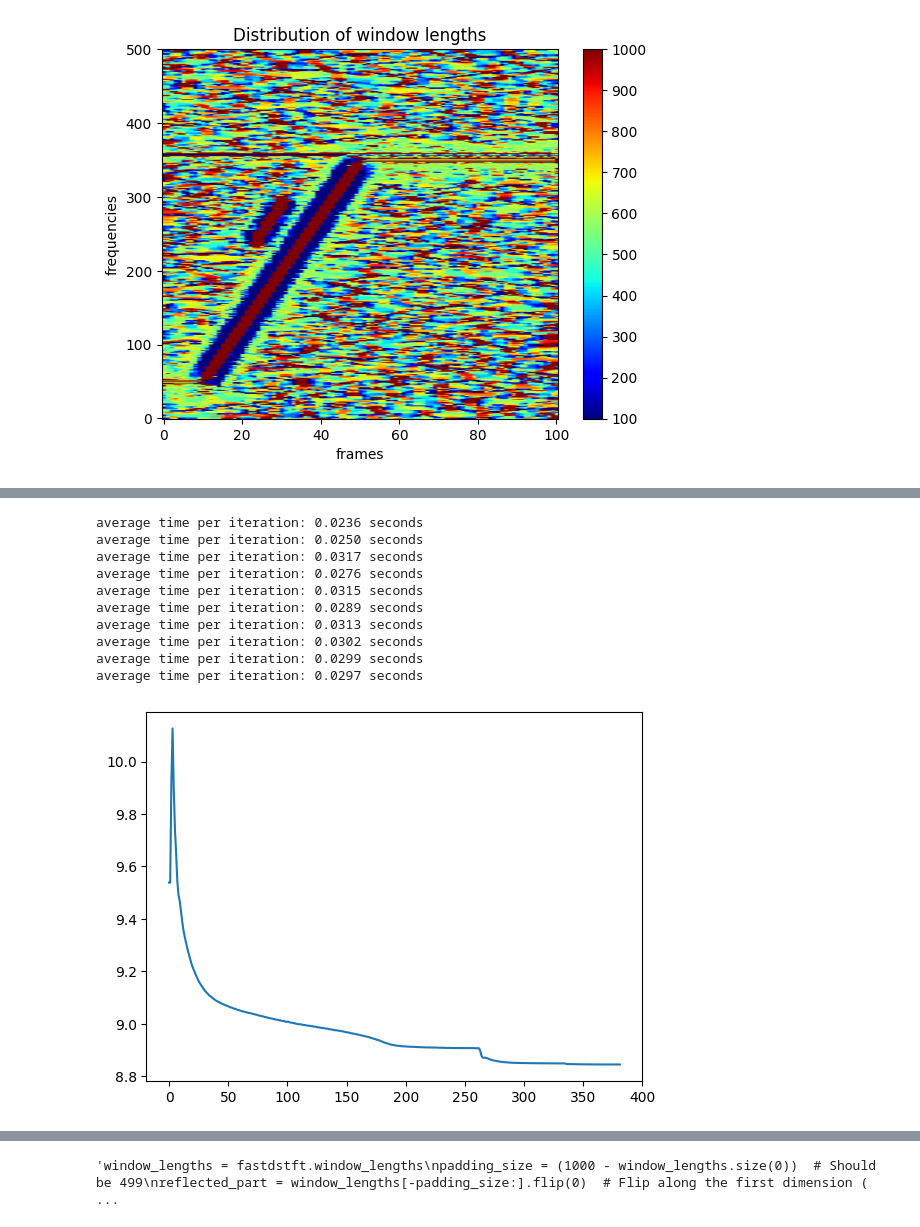
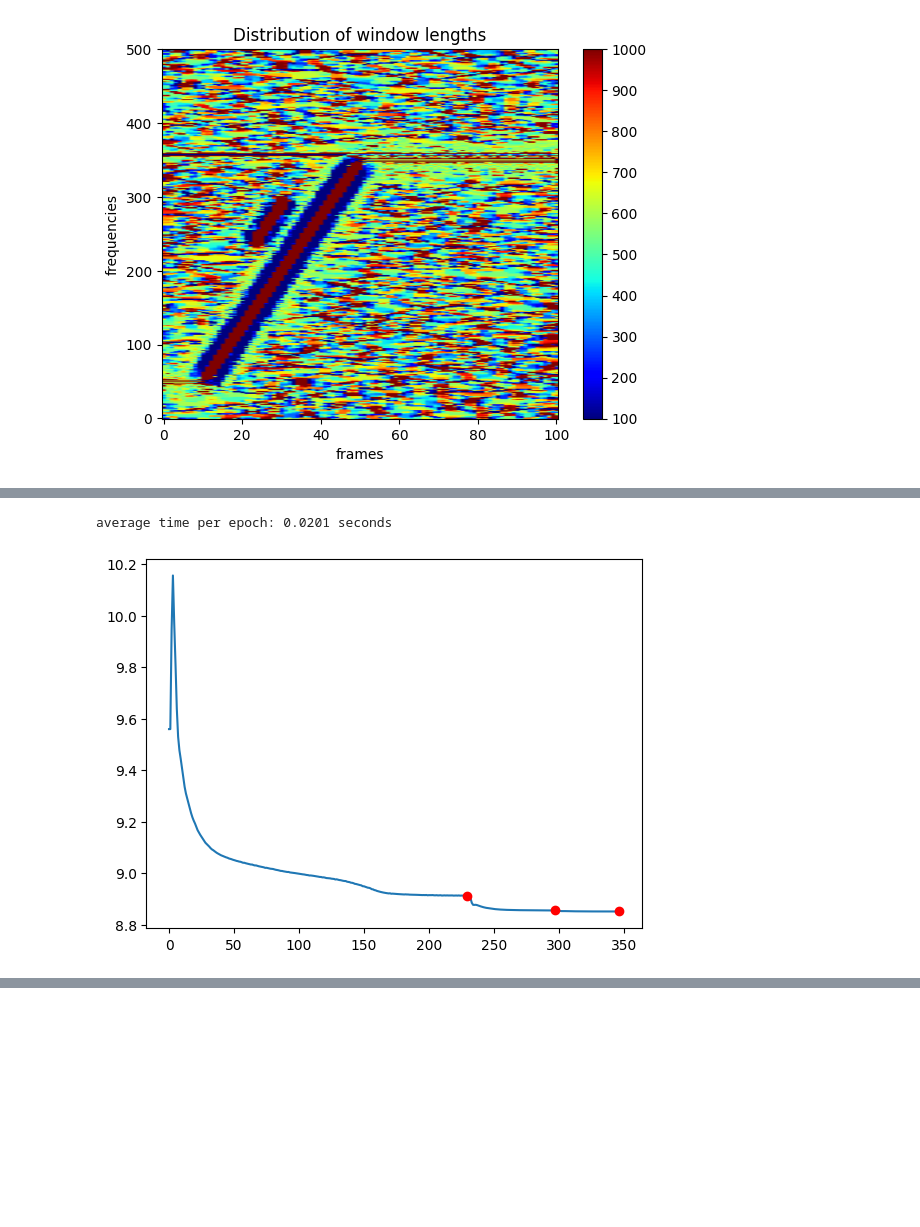
Before and after one commit to SpoketKasper/projekt-fmsn35, a Jupyter notebook: dstft/notebooks/adstftfix.ipynb, the cells around one changed output, grey strips where cells are left out. Saved outputs shown, nothing was run; the diff lists cells and outputs as text; code cells hidden in the pictures; blank space fills up the shorter version.

```diff
--- a/dstft/notebooks/adstftfix.ipynb
+++ b/dstft/notebooks/adstftfix.ipynb
@@ -302,81 +304,80 @@ dstft.plot(spec, x, bar=True, wins=False)
 # %%
 from dstft import fastDSTFT
-import numpy as np
 
-#for i in range(10):
+#times = []
+
 fastdstft = fastDSTFT(x,
-                    window_function='beta',
+                    window_function='beta',  # 'hann, 'beta'
                     spline_density=2,
-                    initial_win_length=500,
+                    initial_win_length=577,  # 577
                     support=1_000,
                     stride=50,
-                    warm_start=False)  # not implemented yet
+                    #warm_start=False  # more an operation than a parameter
+                    )
 fastdstft.precompute()
-#fastdstft = torch.compile(fastdstft)  # ingen skillnad
+#fastdstft = torch.compile(fastdstft)  # no difference
+#with torch.no_grad():
+#    fastdstft.window_lengths.data.uniform_(100, 1000)
+#fastdstft.warm_start()
+spec = fastdstft()  # making one calculation to avoid overhead
+#fastdstft.plot(spec, title="after warm-start")
 
 params = [{'params': fastdstft.window_lengths,'lr': 100.0}]
 opt = torch.optim.Adam(params)
 sch = torch.optim.lr_scheduler.ReduceLROnPlateau(optimizer=opt, mode='min', factor=.1, patience=19, verbose=True)
 
-spec = fastdstft()
-
 reg = 0.01
 errs = []
 err = entropy_loss(spec) + reg* (fastdstft.window_lengths.diff(dim=0)[:, :-1].pow(2) + fastdstft.window_lengths.diff(dim=1)[:-1].pow(2) + torch.finfo(x.dtype).eps).sqrt().mean()
 errs.append(err.item())
-times = []
+
+mini_loss = lambda x: x.sum() * 0 + 1
+
+tic()
+lr_decrease = []
+lr = opt.param_groups[0]['lr']
 for epoch in range(1_000):
-    tic()
+    #tic()
     opt.zero_grad()
     spec = fastdstft()  #(), low_memory_forward()
+    #err = mini_loss(spec)  # minimal loss function for testing
     err = entropy_loss(spec) + reg* (fastdstft.window_lengths.diff(dim=0)[:, :-1].pow(2) + fastdstft.window_lengths.diff(dim=1)[:-1].pow(2) + torch.finfo(x.dtype).eps).sqrt().mean()
+    errs.append(err.item())
     err.backward()
     opt.step()
     sch.step(err)
 
+
     fastdstft.put_windows_back()  # putting window lengths back in the range [100, 1000]
 
-    errs.append(err.item())
-
-    if opt.param_groups[0]['lr'] < 1:
-        break
-    times.append(toc(print_elapsed=False))
-avgtime = sum(times) / len(times)
-print(f"average time per iteration: {avgtime:.4f} seconds")
-# takes 0.0250 with normal, 0.0750 with low_memory, as compared to 2.3850 for the ADSTFT. A speedup of 100x with normal.
-# And it is possible to optimize more, probably 100% more by precomputating all the splines.
+    if opt.param_groups[0]['lr'] < lr:  # lr has decreased
+        lr_decrease.append(epoch)
+        lr = opt.param_groups[0]['lr']
+        if lr < 1:
+            break
+    #times.append(toc(print_elapsed=False))
+#avgtime = sum(times) / len(times)
+#print(f"average time per iteration: {avgtime:.4f} seconds")
+stoptime = toc(print_elapsed=False)
+print(f"average time per epoch: {stoptime/(epoch+1):.4f} seconds")
+# takes 0.0200 with normal, 0.0750 with low_memory, as compared to 2.3850 for the ADSTFT. A speedup of 100x with normal.
+# takes 0.0200-0.0250 when calculating the real loss function, using "sch", "put_windows_back", and checking the learning rate.
+# 'hann' is similar, maybe slightly slower
+# And it is possible to optimize more, probably 100% more by precomputing all the splines.
 
 plt.plot(errs)
+plt.plot(lr_decrease, [errs[i] for i in lr_decrease], 'ro')
 plt.show()
 
 spec = fastdstft()
 fastdstft.plot(spec, title="after optimization")
 
 window_lengths = fastdstft.window_lengths.detach().cpu().numpy()
 print(window_lengths.min(), window_lengths.max(), window_lengths.mean())
 print(f"finished on epoch {epoch} with (unregularized) loss {entropy_loss(spec).item()}")
 
 #print(np.array(fastdstft.times1).mean())  # unnecessary computations
 #print(np.array(fastdstft.times2).mean())  # necessary computations, they are the same
-
-"""window_lengths = fastdstft.window_lengths
-padding_size = (1000 - window_lengths.size(0))  # Should be 499
-reflected_part = window_lengths[-padding_size:].flip(0)  # Flip along the first dimension (rows)
-padded_window_lengths = torch.cat([window_lengths, reflected_part], dim=0)
-window_lengths_param = torch.nn.Parameter(padded_window_lengths)
-dstft.win_length = window_lengths_param
-spec, *_ = dstft(x)
-fastdstft.plot(spec, title="dstft with weights from fastdstft optimization")
-print(f"loss for dstft: {entropy_loss(spec).item()}")"""
 # %% [output]
-average time per iteration: 0.0236 seconds
-average time per iteration: 0.0250 seconds
-average time per iteration: 0.0317 seconds
-average time per iteration: 0.0276 seconds
-average time per iteration: 0.0315 seconds
-average time per iteration: 0.0289 seconds
-average time per iteration: 0.0313 seconds
-average time per iteration: 0.0302 seconds
-average time per iteration: 0.0299 seconds
-average time per iteration: 0.0297 seconds
+average time per epoch: 0.0201 seconds
-[figure, old version]
+[figure, new version]
@@ -387 +387,0 @@ finished on epoch 380 with (unregularized) loss 8.717056274414062
-'window_lengths = fastdstft.window_lengths\npadding_size = (1000 - window_lengths.size(0))  # Should be 499\nreflected_part = window_lengths[-padding_size:].flip(0)  # Flip along the first dimension ( ...
```
Also changed, not shown: parts of 3 cells of this notebook, 4 other files.
